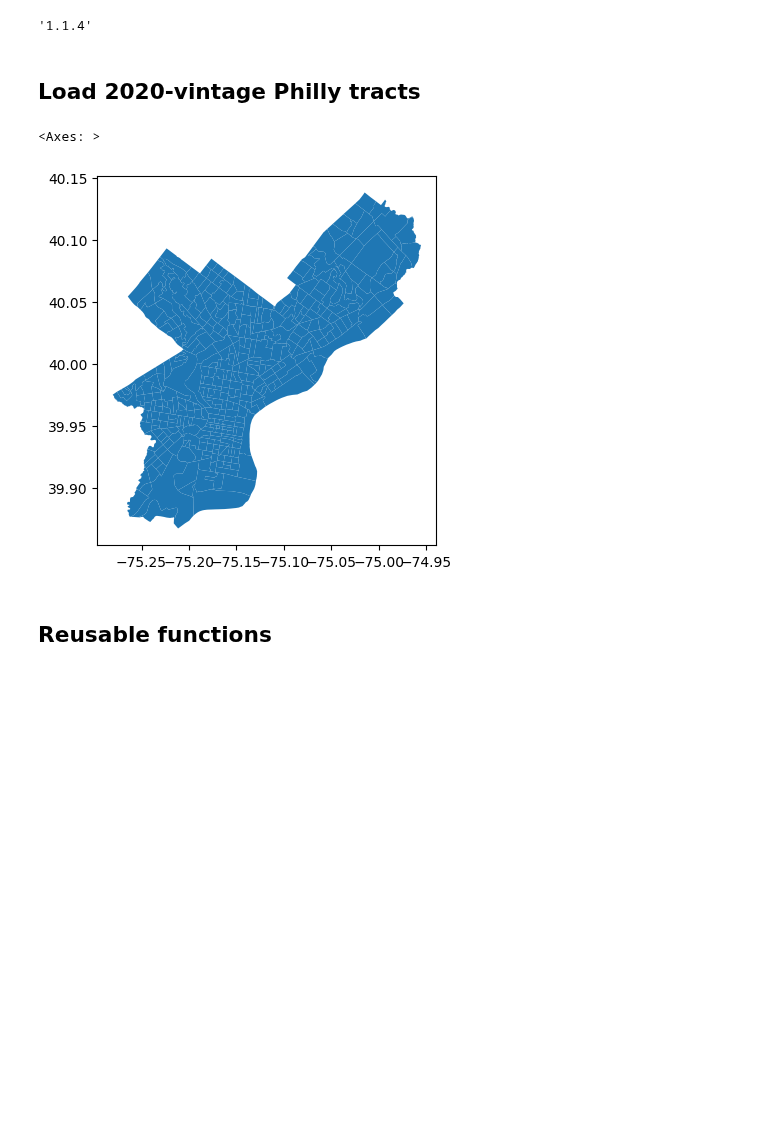
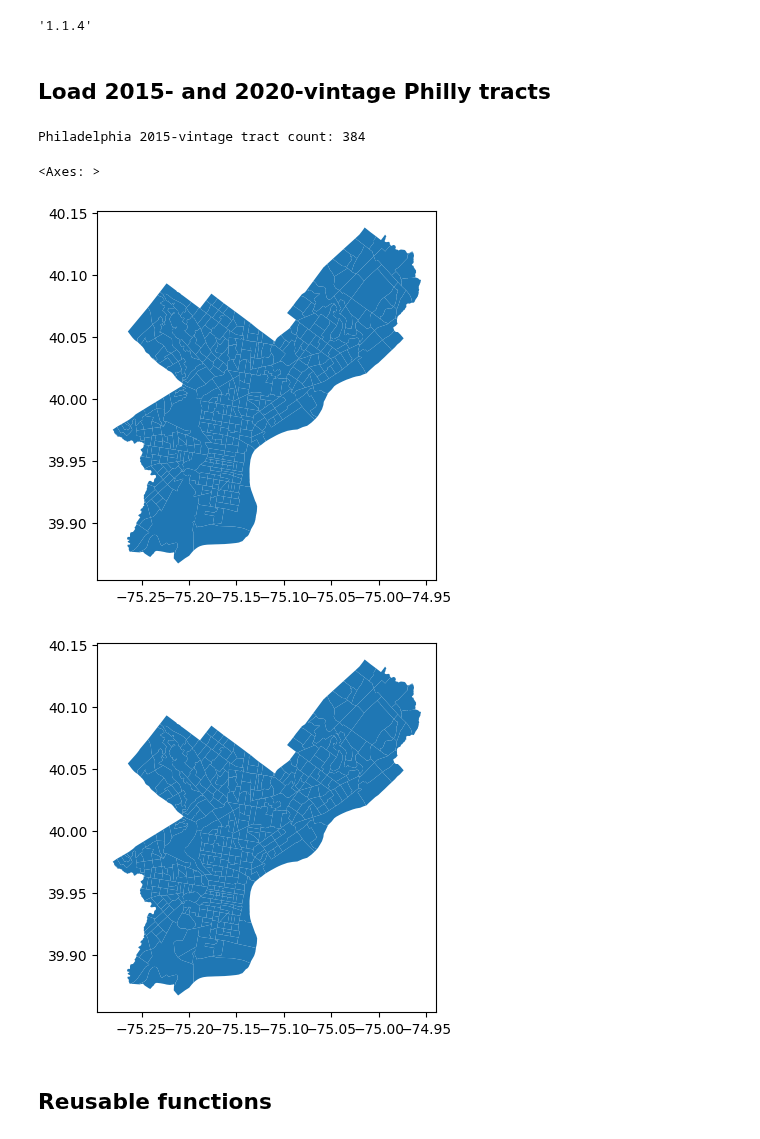
Before and after one commit to andreasantalla/ASE-GIS, a Jupyter notebook: ps1.ipynb, the cells around one changed output. Saved outputs shown, nothing was run; the diff lists cells and outputs as text; code cells hidden in the pictures; blank space fills up the shorter version.

```diff
--- a/ps1.ipynb
+++ b/ps1.ipynb
@@ -20,19 +20,32 @@ gpd.__version__
 # %% [output]
 '1.1.4'
 # %% [markdown]
-##  **Load 2020-vintage Philly tracts**
+##  **Load 2015- and 2020-vintage Philly tracts**
 # %%
+# ===== Load 2015-vintage Philly tracts (matches CDC PLACES em5e-5hvn boundary vintage) =====
+!wget -q -O phl_tracts_2015.zip "https://github.com/andreasantalla/ASE-GIS/raw/refs/heads/main/tl_2015_42_tract.zip"
+zipfile.ZipFile('phl_tracts_2015.zip', 'r').extractall()
+
+pa_tracts_2015 = gpd.read_file('tl_2015_42_tract.shp')
+phT_2015 = pa_tracts_2015[pa_tracts_2015['COUNTYFP'] == '101'][['GEOID', 'NAME', 'geometry']].copy()
+phT_2015['GEOID'] = phT_2015['GEOID'].astype(str)
+phT_2015.plot()  # sanity check
+print(f"Philadelphia 2015-vintage tract count: {len(phT_2015)}")  # should be 384
+
+
 ## ===== Load 2020-vintage Philly tracts (matches ACS 2022 5-year boundaries) =====
 !wget -q -O phl_tracts_2020.zip "https://www2.census.gov/geo/tiger/TIGER2020/TRACT/tl_2020_42_tract.zip"
 zipfile.ZipFile('phl_tracts_2020.zip', 'r').extractall()
 
 pa_tracts = gpd.read_file('tl_2020_42_tract.shp')
 phT = pa_tracts[pa_tracts['COUNTYFP'] == '101'][['GEOID', 'NAME', 'geometry']].copy()
 phT['GEOID'] = phT['GEOID'].astype(str)
 phT.plot()  # sanity check: should look like Philadelphia
 # %% [output]
-<Axes: >
+Philadelphia 2015-vintage tract count: 384
+<Axes: >
-[figure, old version]
+[figure, new version]
+[figure, added]
 # %% [markdown]
 ## **Reusable functions**
 # %%
```
Also changed, not shown: parts of 5 cells of this notebook.
